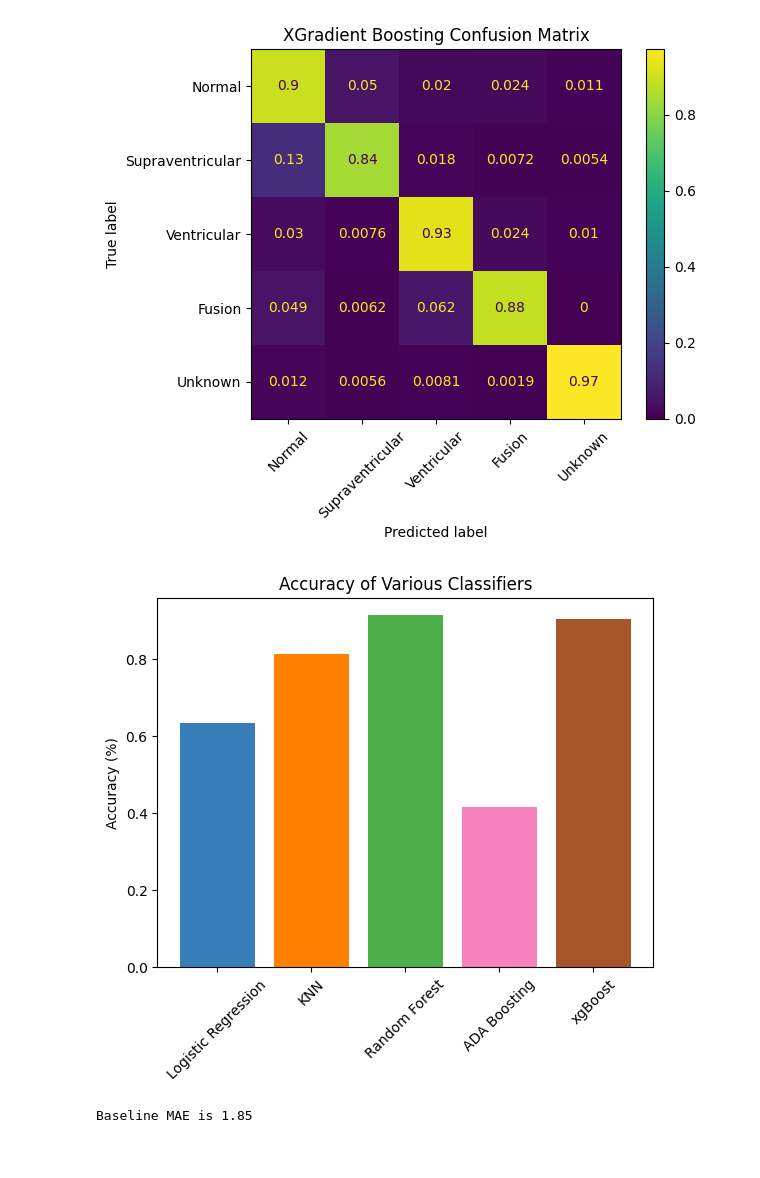
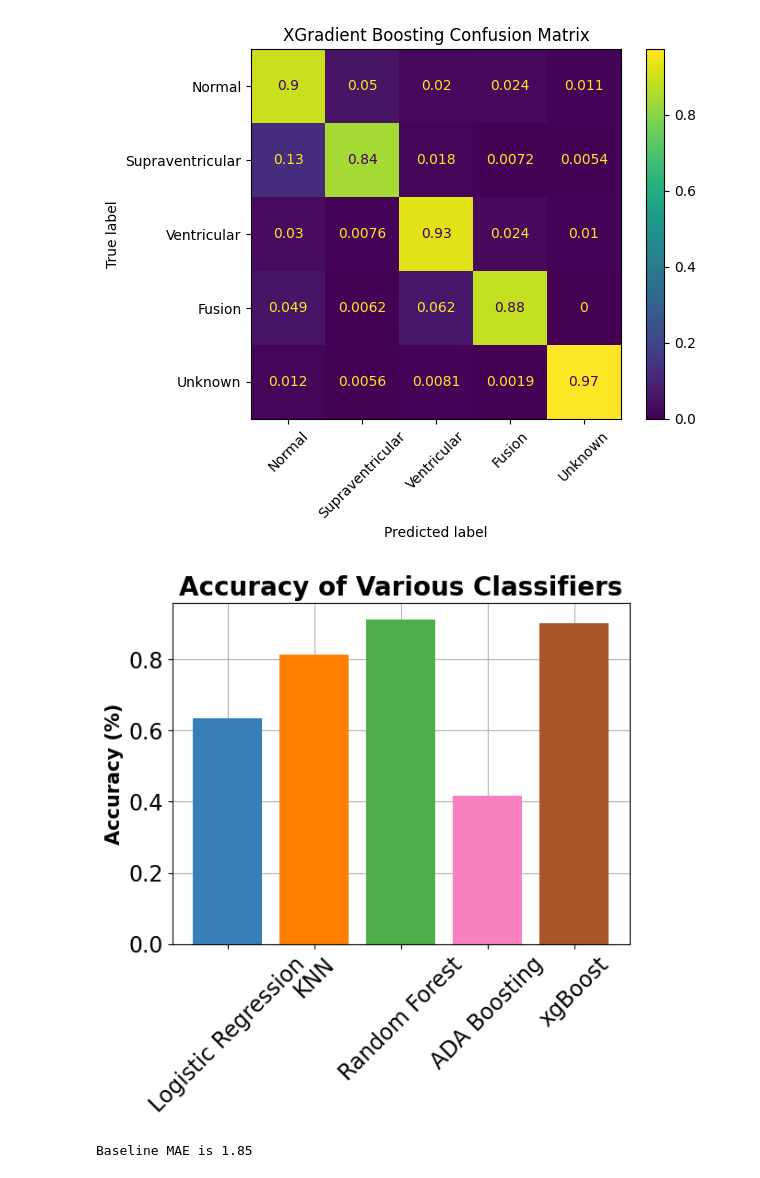
Before and after one commit to Dhawal-Modi/DSC_2024_Space_Jam, a Jupyter notebook: Task2.ipynb, the cells around one changed output. Saved outputs shown, nothing was run; the diff lists cells and outputs as text; code cells hidden in the pictures.

Commit message:
More Visualization Changes

```diff
--- a/Task2.ipynb
+++ b/Task2.ipynb
@@ -484,22 +551,26 @@ plt.show()
 [figure]
 # %%
 names = ['Logistic Regression', 'KNN' , 'Random Forest', 'ADA Boosting', 'xgBoost']
+plt.rc('axes', axisbelow=True)
+fig, ax = plt.subplots()
+ax.grid(True)
 
-fig, ax = plt.subplots()
 # bar_labels = ['red', 'blue', 'yellow', 'orange']
 bar_colors = ['#377eb8', '#ff7f00', '#4daf4a', '#f781bf', '#a65628']
 
 # ax.bar(names, floatScores, label=bar_labels, color=bar_colors, bottom=base)
 ax.bar(names, accuracy, color=bar_colors)
 
-ax.set_ylabel('Accuracy (%)')
-ax.set_title('Accuracy of Various Classifiers')
-plt.xticks(rotation = 45)
+ax.set_ylabel('Accuracy (%)', fontsize = 15, fontweight = 'bold')
+ax.set_title('Accuracy of Various Classifiers',fontsize = 20, fontweight = 'bold')
+plt.xticks(rotation = 45, fontsize = 8)
 # ax.legend(title='color')
 
+plt.xticks(fontsize = fontsizeticks)
+plt.yticks(fontsize = fontsizeticks)
 plt.show()
 # %% [output]
-[figure, old version]
+[figure, new version]
 # %%
 dtrain = xgb.DMatrix(X_train, label=y_train)
 dtest = xgb.DMatrix(X_test, label=y_test)
```
Also changed, not shown: parts of 4 cells of this notebook.
